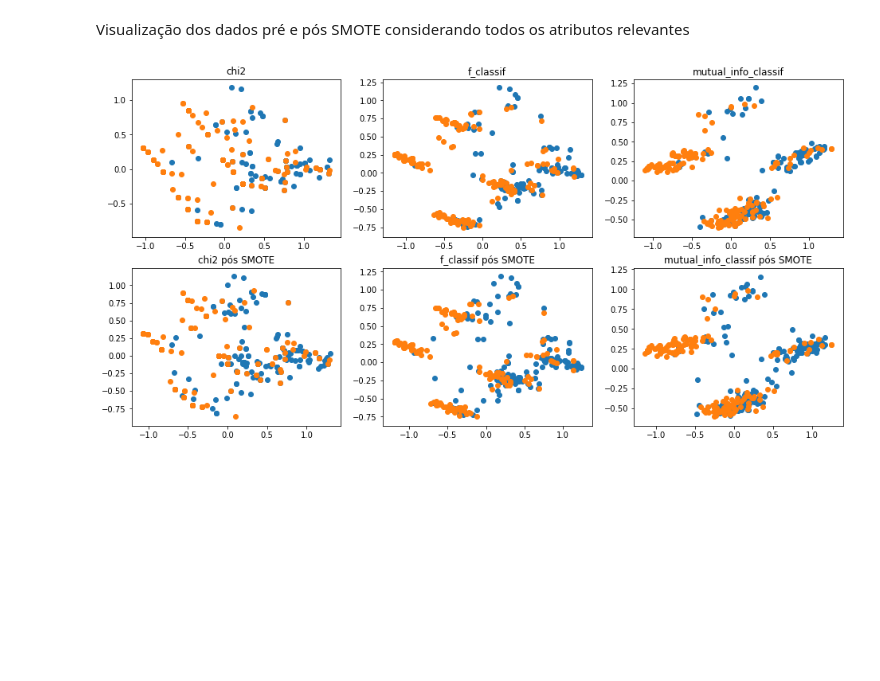
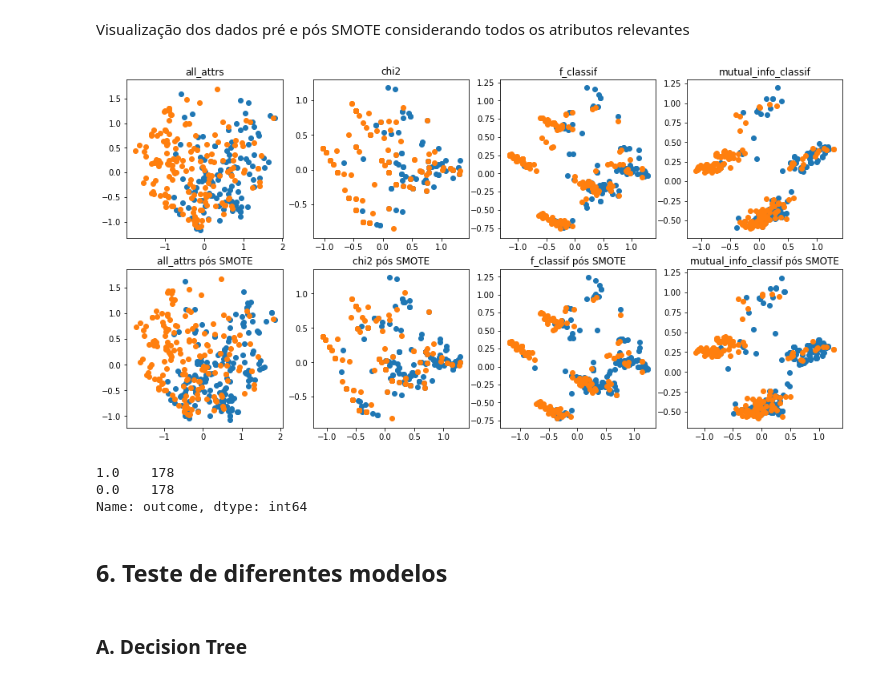
Before and after one commit to rodrigoaraujo01/PowerBI_DM_1, a Jupyter notebook: Rodrigo Araujo - Trabalho Final Data Mining.ipynb, the cells around one changed output. Saved outputs shown, nothing was run; the diff lists cells and outputs as text; code cells hidden in the pictures; blank space fills up the shorter version.

```diff
--- a/Rodrigo Araujo - Trabalho Final Data Mining.ipynb
+++ b/Rodrigo Araujo - Trabalho Final Data Mining.ipynb
@@ -181,7 +227,12 @@ normal_float_cols = ["rectal_temp","packed_cell_volume","pulse","respiratory_rat
 other_float_cols = ["nasogastric_reflux_ph", "total_protein", "abdomo_protein"]
 for col in normal_float_cols:
     df[col] = df[col].fillna(df[col].median())
+    df_test[col] = df_test[col].fillna(df_test[col].median())
 for col in other_float_cols:
     df[col] = df[col].fillna(df[col].mode()[0])
+    df_test[col] = df_test[col].fillna(df_test[col].mode()[0])
 
-df[float_cols.index].info()
+# A linha abaixo pode ser descomentada para confirmar que as colunas com
+# valores float foram preenchidas
+
+# df[float_cols.index].info()
@@ -293,9 +317,11 @@ all_cols = list(df.columns.values)
 all_cols.remove("outcome")
 x_cols = all_cols
 X = df[x_cols]
+X_test = df_test[x_cols]
 
 # Constrói uma nova Series y com a coluna de saída
-y = df["outcome"]
+y = df["outcome"].values
+y_test = df_test["outcome"].values
 
 # Utiliza a função SelectKBest do ScikitLearn e constrói um dicionário com o ranking
 # de atributos para cada score function: chi2, f_classif e mutual_info_classif
@@ -342,6 +368,7 @@ attr_df = attr_df.sort_values("New ranking", ascending=False)
 # Constrói um dicionário com os rankeamentos dos atributos
 
 relevant_attrs = {
+    "all_attrs": all_cols,
     "combined": [attr for attr in attr_df["Columns"].iloc[:10]],
     "chi2": [attr for attr in best_feats["chi2"]["Specs"].iloc[:10]],
     "f_classif": [attr for attr in best_feats["f_classif"]["Specs"].iloc[:10]],
@@ -430,25 +457,37 @@ Esse relatório, porém, utilizará o método **SMOTE** (Synthetic Minority Over
 smote = SMOTE(sampling_strategy='minority')
 X_sm, y_sm = smote.fit_sample(X.values, y)
 df_sm = pd.DataFrame(X_sm)
-df_sm.columns = all_cols
+df_y = pd.DataFrame(y_sm)
+df_sm = pd.concat([df_sm, df_y], axis=1)
+df_sm.columns = all_cols + ["outcome"]
 # %% [markdown]
 Visualização dos dados pré e pós SMOTE considerando todos os atributos relevantes
 # %%
 # Função para plotar os dados em um espaço bidimensional
 pca = PCA(n_components=2)
 plt.figure(figsize = (16,8))
 
 for i,func in enumerate(relevant_attrs):
-    plt.subplot(2, 3, i+1)
+    plt.subplot(2, 4, i+1)
     X_2d = pca.fit_transform(X[relevant_attrs[func]])
     plt.scatter(X_2d[y==0,0], X_2d[y==0,1])
     plt.scatter(X_2d[y==1,0], X_2d[y==1,1])
     plt.title(func)
 
-    plt.subplot(2, 3, i+4)
+    plt.subplot(2, 4, i+5)
     X_2d = pca.fit_transform(df_sm[relevant_attrs[func]])
     plt.scatter(X_2d[y_sm==0,0], X_2d[y_sm==0,1])
     plt.scatter(X_2d[y_sm==1,0], X_2d[y_sm==1,1])
     plt.title(func + " pós SMOTE")
 # %% [output]
-[figure, old version]
+[figure, new version]
+# %%
+df_sm["outcome"].value_counts()
+# %% [output]
+1.0    178
+0.0    178
+Name: outcome, dtype: int64
+# %% [markdown]
+## 6. Teste de diferentes modelos <a class="anchor" id="modelos"></a>
+# %% [markdown]
+### A. Decision Tree <a class="anchor" id="6-tree"></a>
```
Also changed, not shown: parts of 40 cells of this notebook.
